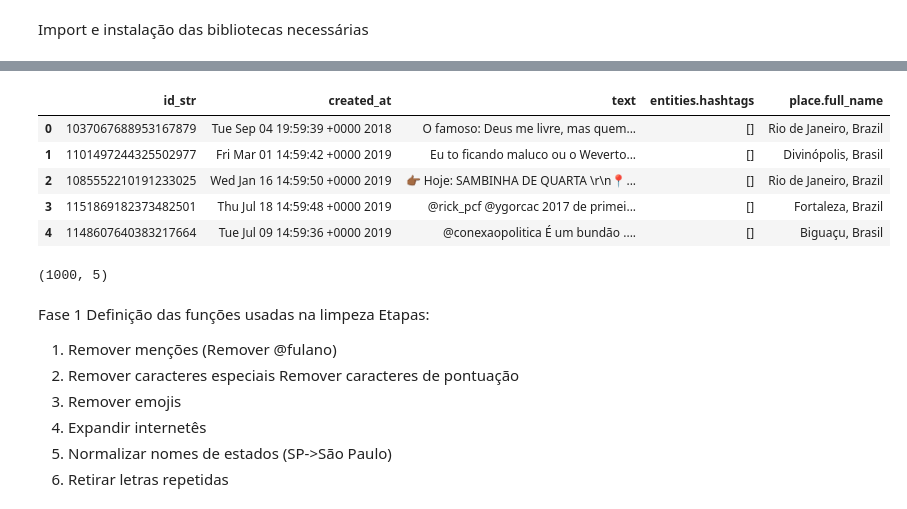
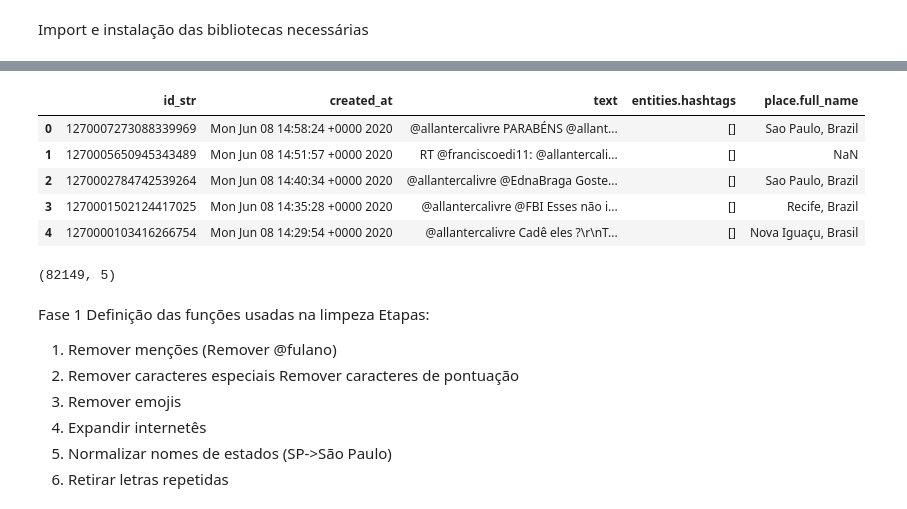
Before and after one commit to LuanPCunha/TCC, a Jupyter notebook: RotinasDeLimpezaDaBaseDeDados.ipynb, the cells around one changed output, grey strips where cells are left out. Saved outputs shown, nothing was run; the diff lists cells and outputs as text; code cells hidden in the pictures.

```diff
--- a/RotinasDeLimpezaDaBaseDeDados.ipynb
+++ b/RotinasDeLimpezaDaBaseDeDados.ipynb
@@ -71,19 +79,19 @@ PATH_LIST_VOGAIS_DUPLICADAS = r"/content/drive/MyDrive/TCC/dados/dicionarios/vog
 PATH_LIST_STOP_WORDS_PT_BR = r"/content/drive/MyDrive/TCC/dados/dicionarios/stop_word_list.txt"
 # %%
 #Carrega a base de dados
-baseTweets = pd.read_csv(PATH_BASE_TESTE_BRUTA, index_col=0)
+baseTweets = pd.read_csv(PATH_BASE_COMPLETA_BRUTA, index_col=0)
 baseTweets.head()
 # %% [output]
 |  | id_str | created_at | text | entities.hashtags | place.full_name |
-| 0 | 1037067688953167879 | Tue Sep 04 19:59:39 +0000 2018 | O famoso: Deus me livre, mas quem... | [] | Rio de Janeiro, Brazil |
-| 1 | 1101497244325502977 | Fri Mar 01 14:59:42 +0000 2019 | Eu to ficando maluco ou o Weverto... | [] | Divinópolis, Brasil |
-| 2 | 1085552210191233025 | Wed Jan 16 14:59:50 +0000 2019 | 👉🏾 Hoje: SAMBINHA DE QUARTA \r\n📍... | [] | Rio de Janeiro, Brazil |
-| 3 | 1151869182373482501 | Thu Jul 18 14:59:48 +0000 2019 | @rick_pcf @ygorcac 2017 de primei... | [] | Fortaleza, Brazil |
-| 4 | 1148607640383217664 | Tue Jul 09 14:59:36 +0000 2019 | @conexaopolitica É um bundão .... | [] | Biguaçu, Brasil |
+| 0 | 1270007273088339969 | Mon Jun 08 14:58:24 +0000 2020 | @allantercalivre PARABÉNS @allant... | [] | Sao Paulo, Brazil |
+| 1 | 1270005650945343489 | Mon Jun 08 14:51:57 +0000 2020 | RT @franciscoedi11: @allantercali... | [] | NaN |
+| 2 | 1270002784742539264 | Mon Jun 08 14:40:34 +0000 2020 | @allantercalivre @EdnaBraga Goste... | [] | Sao Paulo, Brazil |
+| 3 | 1270001502124417025 | Mon Jun 08 14:35:28 +0000 2020 | @allantercalivre @FBI Esses não i... | [] | Recife, Brazil |
+| 4 | 1270000103416266754 | Mon Jun 08 14:29:54 +0000 2020 | @allantercalivre Cadê eles ?\r\nT... | [] | Nova Iguaçu, Brasil |
 # %%
 baseTweets.shape
 # %% [output]
-(1000, 5)
+(82149, 5)
 # %% [markdown]
 Fase 1
 Definição das funções usadas na limpeza Etapas:
```
Also changed, not shown: parts of 7 cells of this notebook.
